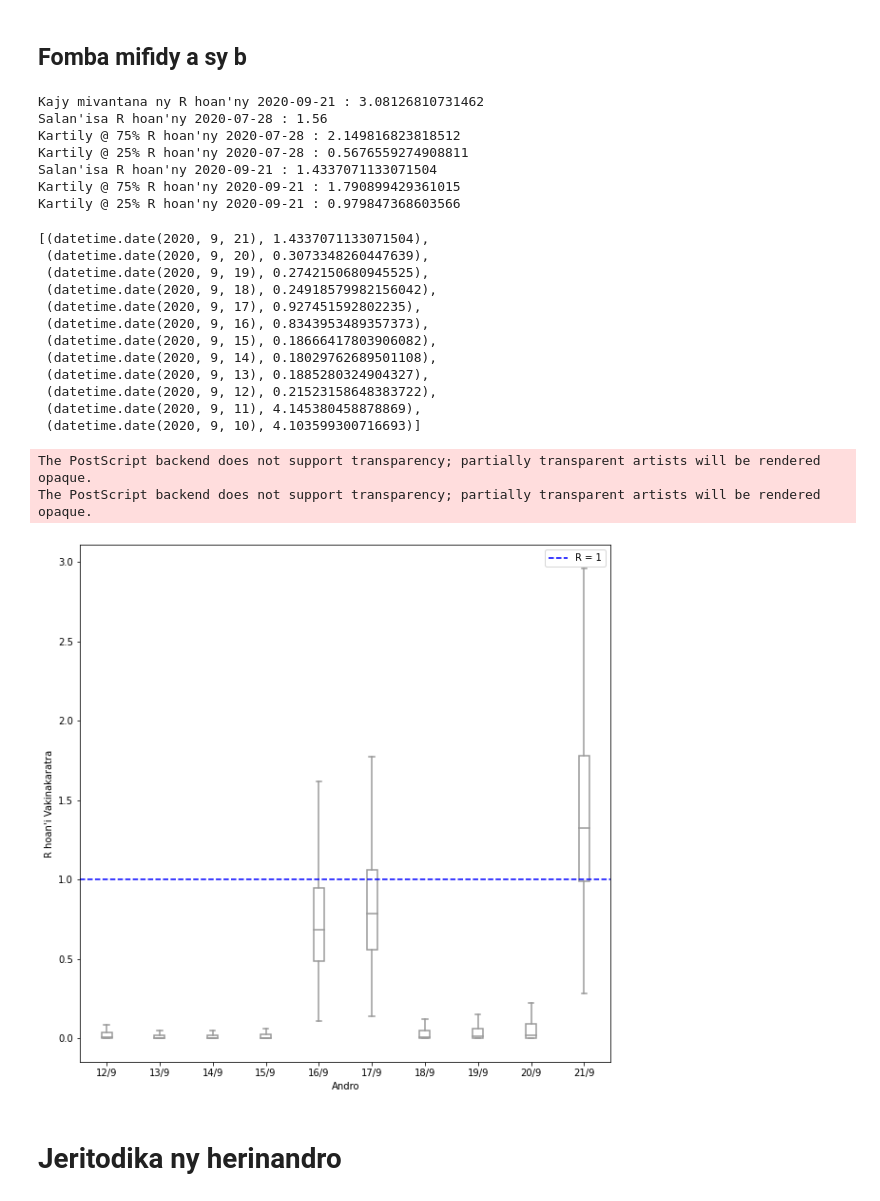
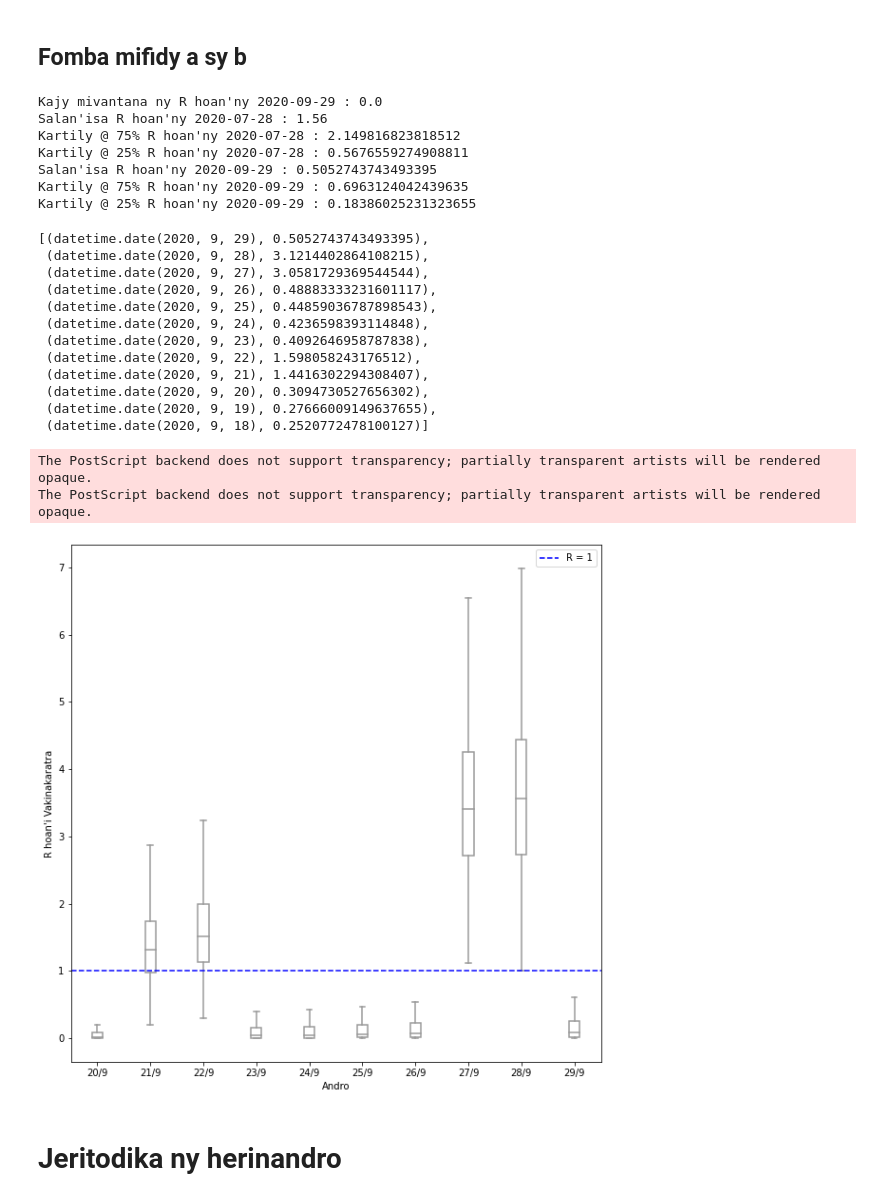
Before and after one commit to tabilaocov/ady_cov, a Jupyter notebook: scr/modely_RP/R_vakinakaratra.ipynb, the cells around one changed output. Cells and saved outputs as stored; diff of their text form; code cells hidden in the pictures.

```diff
--- a/scr/modely_RP/R_vakinakaratra.ipynb
+++ b/scr/modely_RP/R_vakinakaratra.ipynb
@@ -156,8 +156,8 @@ Ivaovaki = tilyvoakara['Voatomb']
 
 dIvao = pd.DataFrame(data =Ivaovaki)
 
-daty_data_manom = datetime.date(2020,8,21)
-daty_data_mifar = datetime.date(2020,9,21)
+daty_data_manom = datetime.date(2020,8,29)
+daty_data_mifar = datetime.date(2020,9,29)
 
 datyt = daty_data_mifar
 
@@ -381,17 +377,17 @@ print("Salan'isa R hoan'ny", daty_data_mifar, ':', Rt_salan(daty_data_mifar))
 print("Kartily @ 75% R hoan'ny", daty_data_mifar, ':', perc75(daty_data_mifar))
 print("Kartily @ 25% R hoan'ny", daty_data_mifar, ':', perc25(daty_data_mifar))
 # %% [output]
-Kajy mivantana ny R hoan'ny 2020-09-21 : 3.08126810731462
+Kajy mivantana ny R hoan'ny 2020-09-29 : 0.0
 Salan'isa R hoan'ny 2020-07-28 : 1.56
 Kartily @ 75% R hoan'ny 2020-07-28 : 2.149816823818512
 Kartily @ 25% R hoan'ny 2020-07-28 : 0.5676559274908811
-Salan'isa R hoan'ny 2020-09-21 : 1.4337071133071504
-Kartily @ 75% R hoan'ny 2020-09-21 : 1.790899429361015
-Kartily @ 25% R hoan'ny 2020-09-21 : 0.979847368603566
+Salan'isa R hoan'ny 2020-09-29 : 0.5052743743493395
+Kartily @ 75% R hoan'ny 2020-09-29 : 0.6963124042439635
+Kartily @ 25% R hoan'ny 2020-09-29 : 0.18386025231323655
 # %%
 rt_vaki_lst = []
 
-daty_oh2 = datetime.date(2020,9,21)
+daty_oh2 = datetime.date(2020,9,29)
 for i in range(12):
   t = daty_oh2 - datetime.timedelta(days = i)
   rt_amboar = Rt_salan(t)
@@ -399,18 +395,18 @@ for i in range(12):
 
 rt_vaki_lst
 # %% [output]
-[(datetime.date(2020, 9, 21), 1.4337071133071504),
- (datetime.date(2020, 9, 20), 0.3073348260447639),
- (datetime.date(2020, 9, 19), 0.2742150680945525),
- (datetime.date(2020, 9, 18), 0.24918579982156042),
- (datetime.date(2020, 9, 17), 0.927451592802235),
- (datetime.date(2020, 9, 16), 0.8343953489357373),
- (datetime.date(2020, 9, 15), 0.18666417803906082),
- (datetime.date(2020, 9, 14), 0.18029762689501108),
- (datetime.date(2020, 9, 13), 0.1885280324904327),
- (datetime.date(2020, 9, 12), 0.21523158648383722),
- (datetime.date(2020, 9, 11), 4.145380458878869),
- (datetime.date(2020, 9, 10), 4.103599300716693)]
+[(datetime.date(2020, 9, 29), 0.5052743743493395),
+ (datetime.date(2020, 9, 28), 3.1214402864108215),
+ (datetime.date(2020, 9, 27), 3.0581729369544544),
+ (datetime.date(2020, 9, 26), 0.48883333231601117),
+ (datetime.date(2020, 9, 25), 0.44859036787898543),
+ (datetime.date(2020, 9, 24), 0.4236598393114848),
+ (datetime.date(2020, 9, 23), 0.4092646958787838),
+ (datetime.date(2020, 9, 22), 1.598058243176512),
+ (datetime.date(2020, 9, 21), 1.4416302294308407),
+ (datetime.date(2020, 9, 20), 0.3094730527656302),
+ (datetime.date(2020, 9, 19), 0.27666009149637655),
+ (datetime.date(2020, 9, 18), 0.2520772478100127)]
 # %%
 # Plotting
 
@@ -418,7 +414,7 @@ np.random.seed(12345)
 
 daty_data_mifar9 = daty_data_mifar - datetime.timedelta(days = 9)
 
-formatf_date = lambda date_py: '{}/{}'.format(date_py.day, str(date_py.month)[0:1])
+formatf_date = lambda date_py: '{}/{}'.format(date_py.day, date_py.month)
 
 daty_lst = []
 
@@ -429,25 +425,32 @@ for i in range(round(((daty_data_mifar - daty_data_mifar9).days)+1)):
   data_amboar = [gengamma.rvs( func_sh(t)(Rt_salan(t)), 1, loc = 0, scale = func_sc(t)(1)) for j in range(1000)]
   daty_lst.append(formatf_date(t))
   data_Rt_lst.append(data_amboar)
+# %%
+Rtdata = pd.DataFrame(columns =['daty10','rt10'])
+for i in range(10):
+    Rtdata.loc[i] = [daty_lst[i],data_Rt_lst[i]]
+
+Rtdata = Rtdata.explode('rt10')
+Rtdata['rt10'] = Rtdata['rt10'].astype('float')
 # %%
 # Plotting the last 10 days
 
 
 fig, ax = plt.subplots(figsize=(10, 10))
 
-sns.boxplot(daty_lst[len(daty_lst)-10:len(daty_lst)], data_Rt_lst[len(daty_lst)-10:len(daty_lst)], color='white', width=0.2, showfliers=False, ax=ax)
+sns.boxplot(x = "daty10", y = "rt10", data = Rtdata, color='white', width=0.2, showfliers=False, ax=ax)
 ax.axhline(y=1, color='b', linestyle='dashed', label ="R = 1")
 
 ax.set(xlabel ='Andro', ylabel = "R hoan'i Vakinakaratra")
 ax.legend(loc= 'best')
 
-plt.savefig(path_to_save+'Rt21910_vaki.png')
-plt.savefig(path_to_save+'Rt21910_vaki.eps')
+plt.savefig(path_to_save+'Rt29910_vaki.png')
+plt.savefig(path_to_save+'Rt29910_vaki.eps')
 plt.show()
 # %% [output]
 The PostScript backend does not support transparency; partially transparent artists will be rendered opaque.
 The PostScript backend does not support transparency; partially transparent artists will be rendered opaque.
-[figure, old version]
+[figure, new version]
 # %% [markdown]
 # Jeritodika ny herinandro
 # %%
```
Also changed, not shown: parts of 10 cells of this notebook.
